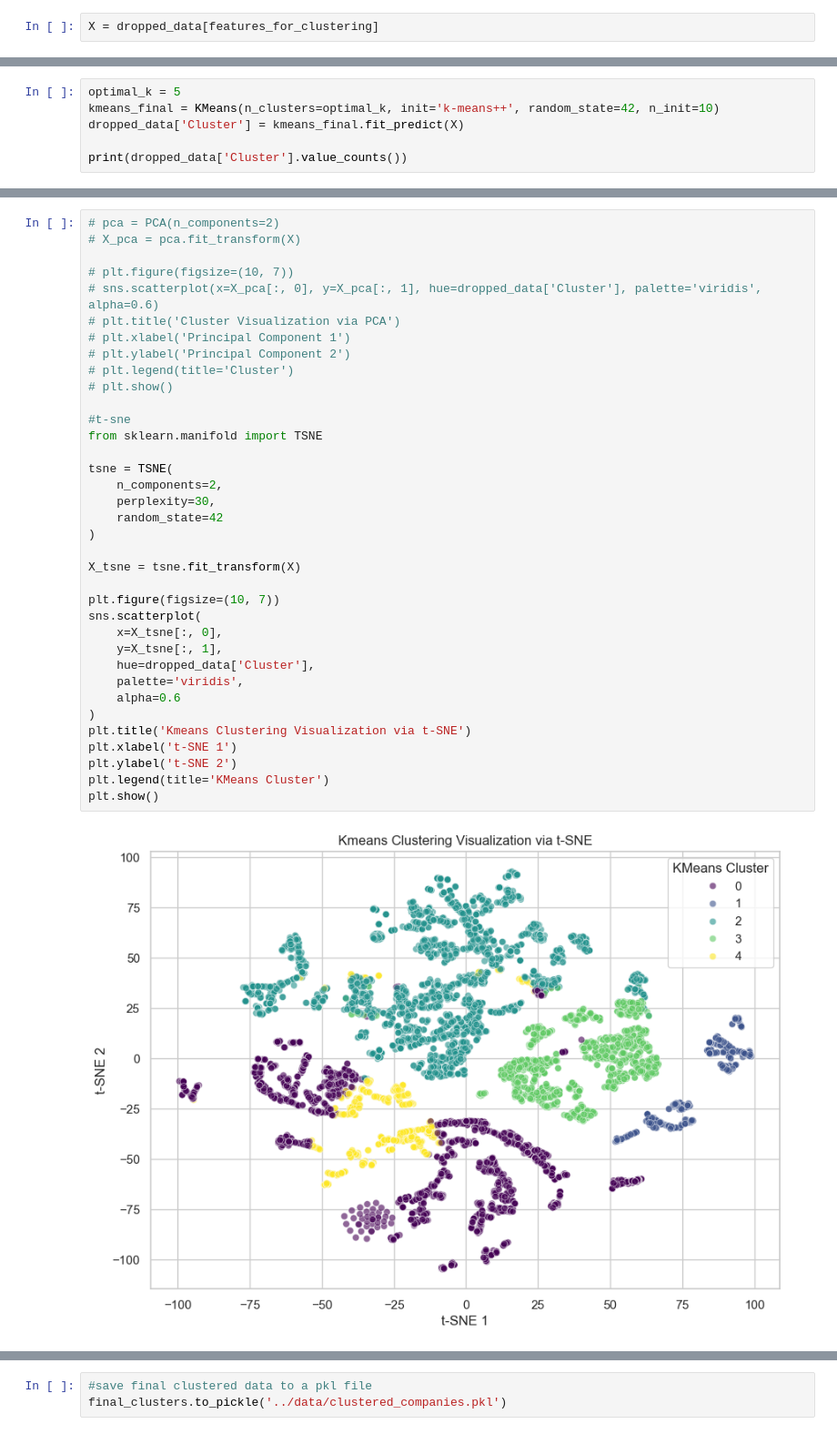
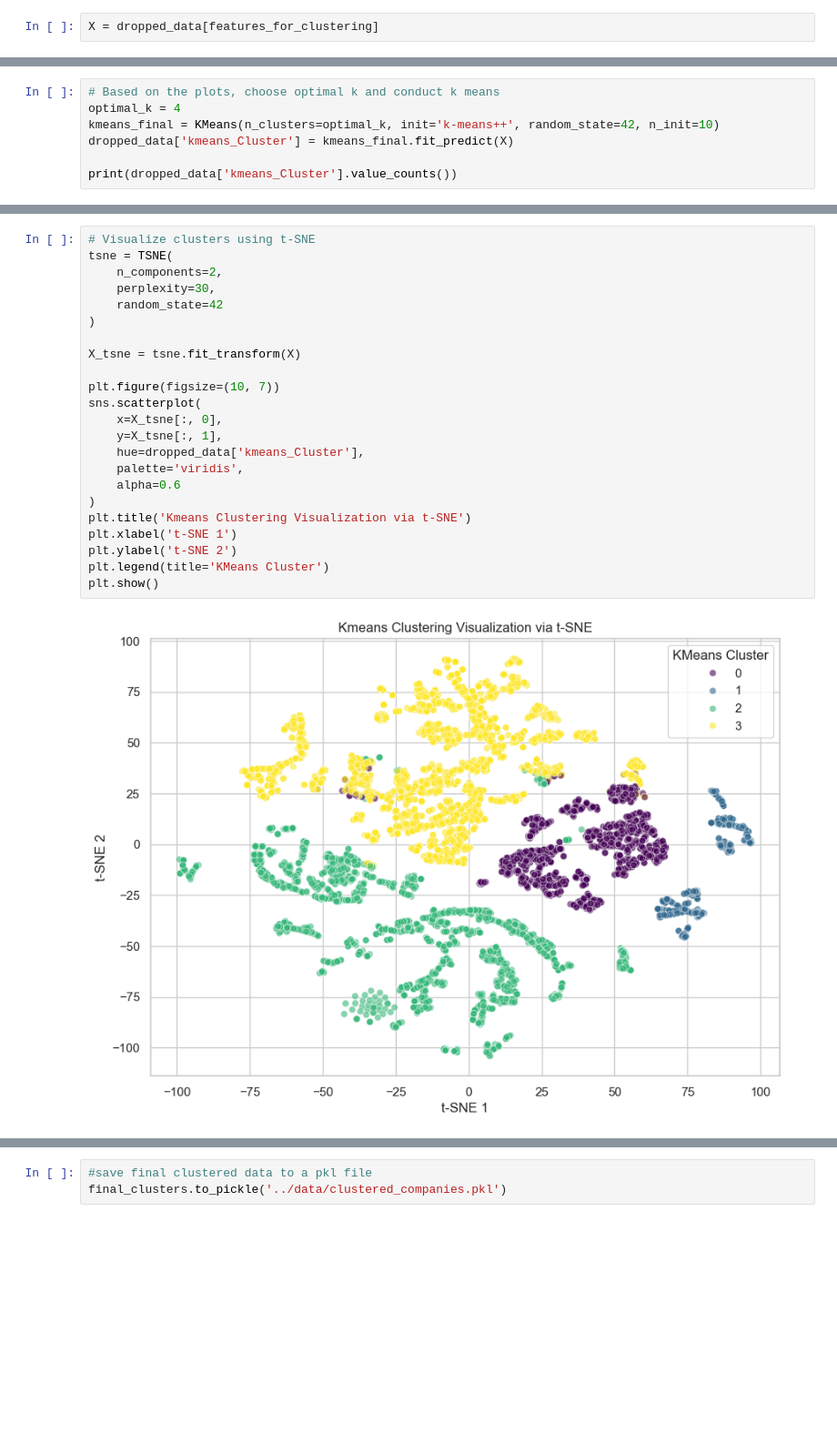
Before and after one commit to racxxhel/Corp_Intelligence, a Jupyter notebook: src/CAT_A_ACC.ipynb, the cells around one changed output, grey strips where cells are left out. Shown at 91% size. Drawn from its saved outputs; the diff is of its cells as text; blank space fills up the shorter version.

```diff
--- a/src/CAT_A_ACC.ipynb
+++ b/src/CAT_A_ACC.ipynb
@@ -1041,7 +1011,8 @@ For this dataset, **K=5** is often a strong choice for business segmentation.
 # %%
-optimal_k = 5
+# Based on the plots, choose optimal k and conduct k means
+optimal_k = 4
 kmeans_final = KMeans(n_clusters=optimal_k, init='k-means++', random_state=42, n_init=10)
-dropped_data['Cluster'] = kmeans_final.fit_predict(X)
+dropped_data['kmeans_Cluster'] = kmeans_final.fit_predict(X)
 
-print(dropped_data['Cluster'].value_counts())
+print(dropped_data['kmeans_Cluster'].value_counts())
 # %% [output]
@@ -1057,40 +1025,27 @@ Name: count, dtype: int64
 # %%
-# pca = PCA(n_components=2)
-# X_pca = pca.fit_transform(X)
-
-# plt.figure(figsize=(10, 7))
-# sns.scatterplot(x=X_pca[:, 0], y=X_pca[:, 1], hue=dropped_data['Cluster'], palette='viridis', alpha=0.6)
-# plt.title('Cluster Visualization via PCA')
-# plt.xlabel('Principal Component 1')
-# plt.ylabel('Principal Component 2')
-# plt.legend(title='Cluster')
-# plt.show()
-
-#t-sne
-from sklearn.manifold import TSNE
-
+# Visualize clusters using t-SNE
 tsne = TSNE(
     n_components=2,
     perplexity=30,
     random_state=42
 )
 
 X_tsne = tsne.fit_transform(X)
 
 plt.figure(figsize=(10, 7))
 sns.scatterplot(
     x=X_tsne[:, 0],
     y=X_tsne[:, 1],
-    hue=dropped_data['Cluster'],
+    hue=dropped_data['kmeans_Cluster'],
     palette='viridis',
     alpha=0.6
 )
 plt.title('Kmeans Clustering Visualization via t-SNE')
 plt.xlabel('t-SNE 1')
 plt.ylabel('t-SNE 2')
 plt.legend(title='KMeans Cluster')
 plt.show()
 # %% [output]
-[figure, old version]
+[figure, new version]
 # %%
 for i in range(optimal_k):
```
Also changed, not shown: parts of 58 cells of this notebook.
